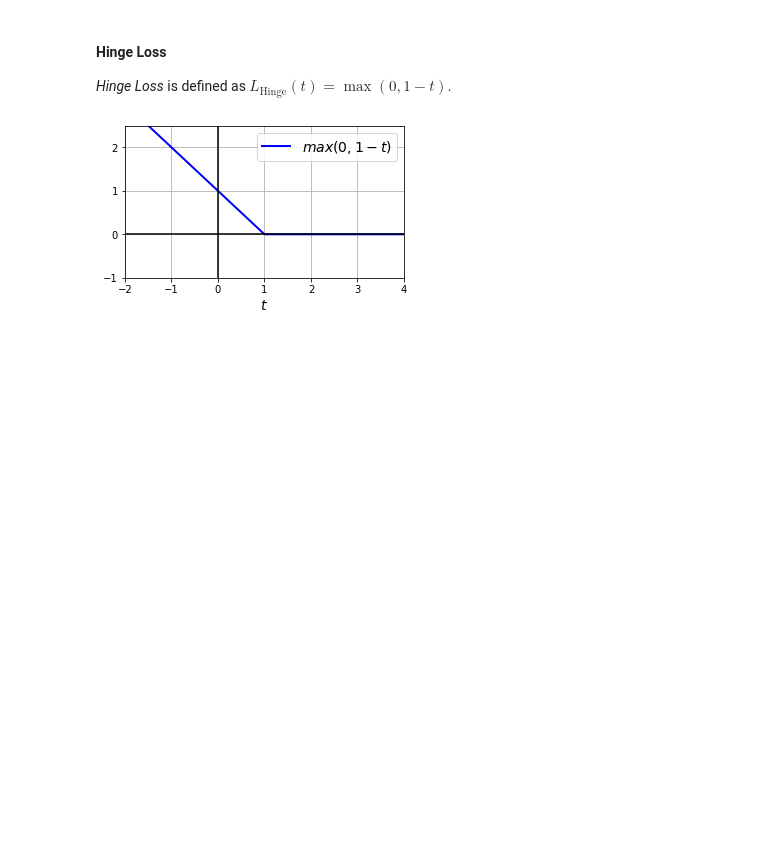
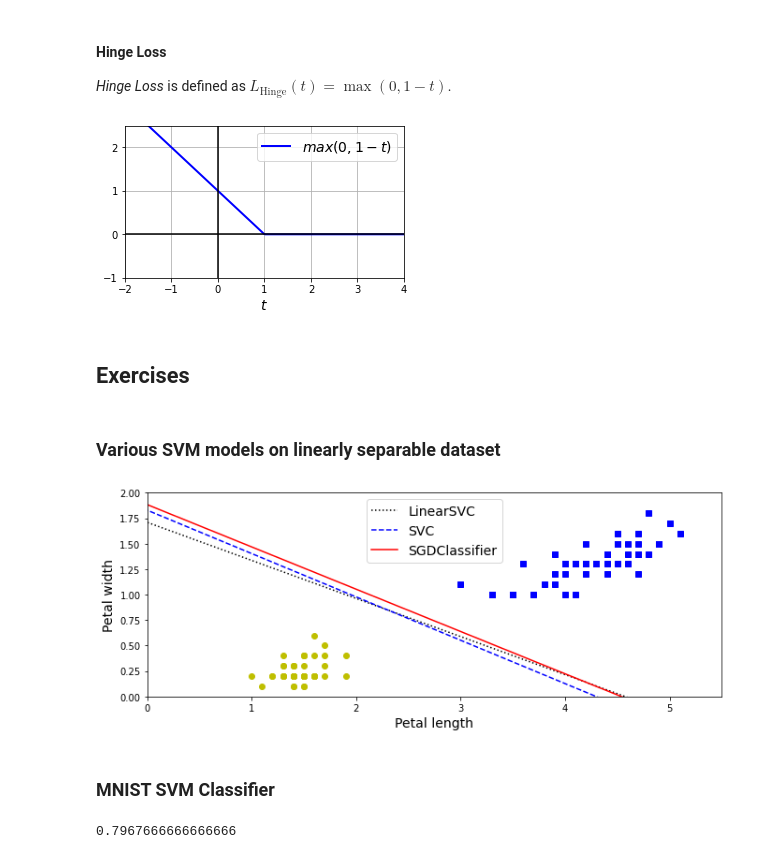
Before and after one commit to matyama/homl, a Jupyter notebook: 05_svm.ipynb, the cells around one changed output. Cells and saved outputs as stored; diff of their text form; code cells hidden in the pictures; blank space fills up the shorter version.

```diff
--- a/05_svm.ipynb
+++ b/05_svm.ipynb
@@ -485,3 +485,72 @@ plt.legend(loc="upper right", fontsize=14)
 plt.show()
 # %% [output]
 [figure]
+# %% [markdown]
+## Exercises
+# %% [markdown]
+### Various SVM models on linearly separable dataset
+# %%
+from sklearn.linear_model import SGDClassifier
+
+X = iris["data"][:, (2, 3)]  # petal length, petal width
+y = iris["target"]
+
+# Iris Setosa and Iris Versicolor classes are linearly separable
+setosa_or_versicolor = (y == 0) | (y == 1)
+X = X[setosa_or_versicolor]
+y = y[setosa_or_versicolor]
+
+C = 5
+
+lin_clf = LinearSVC(loss="hinge", C=C, random_state=42)
+svm_clf = SVC(kernel="linear", C=C)
+sgd_clf = SGDClassifier(
+    loss="hinge",
+    learning_rate="constant",
+    eta0=0.001,
+    alpha=1/(C * len(X)),
+    max_iter=1000,
+    tol=1e-3,
+    random_state=42,
+)
+
+clfs = (lin_clf, svm_clf, sgd_clf)
+clfs_style = ("k:", "b--", "r-")
+
+# Scale the input data
+scaler = StandardScaler()
+X_scaled = scaler.fit_transform(X)
+
+# Train the classifiers
+for clf in clfs:
+    clf.fit(X_scaled, y)
+
+plt.figure(figsize=(11, 4))
+
+# Plot the data
+plt.plot(X[:, 0][y == 1], X[:, 1][y == 1], "bs") # label="Iris versicolor"
+plt.plot(X[:, 0][y == 0], X[:, 1][y == 0], "yo") # label="Iris setosa"
+
+# Plot decision boundaries for all classifiers
+for clf, boundary_style in zip(clfs, clfs_style):
+    # Compute the slope and bias of the decision boundary
+    w = -clf.coef_[0, 0] / clf.coef_[0, 1]
+    b = -clf.intercept_[0] / clf.coef_[0, 1]
+
+    # Transform the decision boundary lines back to the original scale
+    boundary = scaler.inverse_transform([[-10, -10 * w + b], [10, 10 * w + b]])
+
+    # Plot the boundary
+    plt.plot(boundary[:, 0], boundary[:, 1], boundary_style, label=clf.__class__.__name__)
+
+# Style the figure
+plt.xlabel("Petal length", fontsize=14)
+plt.ylabel("Petal width", fontsize=14)
+plt.legend(loc="upper center", fontsize=14)
+plt.axis([0, 5.5, 0, 2])
+
+plt.show()
+# %% [output]
+[figure, added]
+# %% [markdown]
+### MNIST SVM Classifier
@@ -487,0 +577,9 @@ plt.show()
+# %%
+# First let's try linear SVM
+svm_clf = LinearSVC(random_state=42)
+svm_clf.fit(X_train_scaled, y_train)
+
+y_pred = svm_clf.predict(X_train)
+accuracy_score(y_train, y_pred)
+# %% [output]
+0.7967666666666666
```
Also changed, not shown: parts of 9 cells of this notebook.
